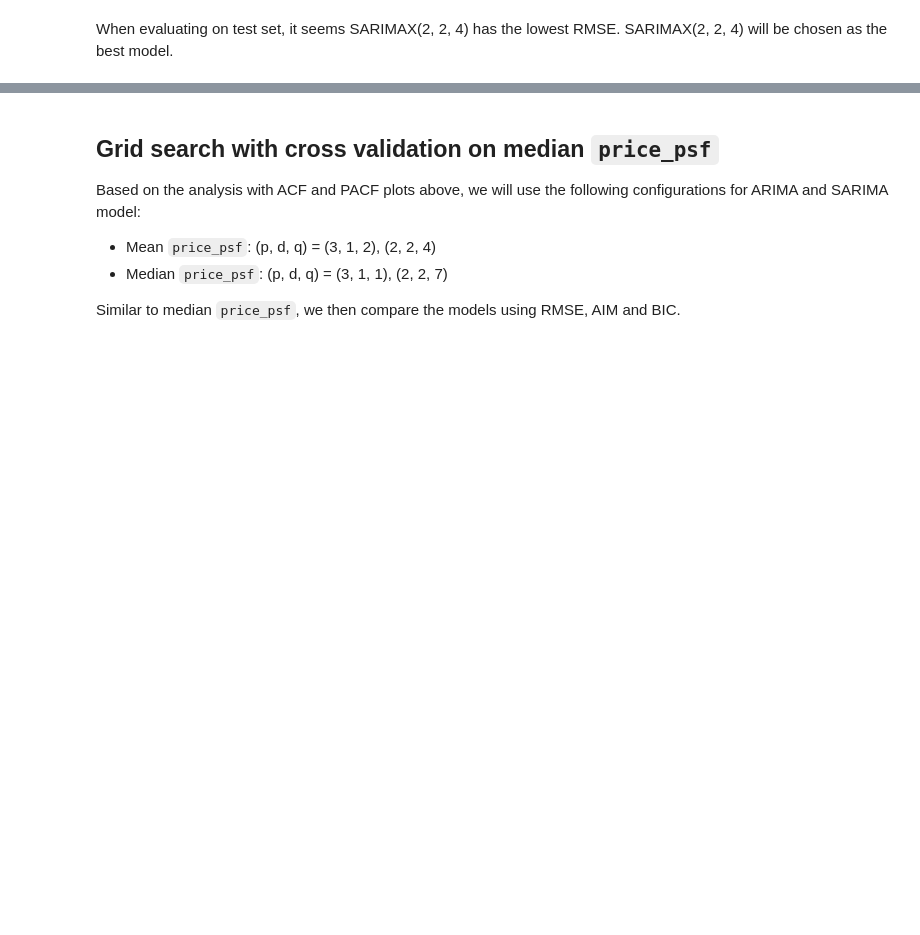
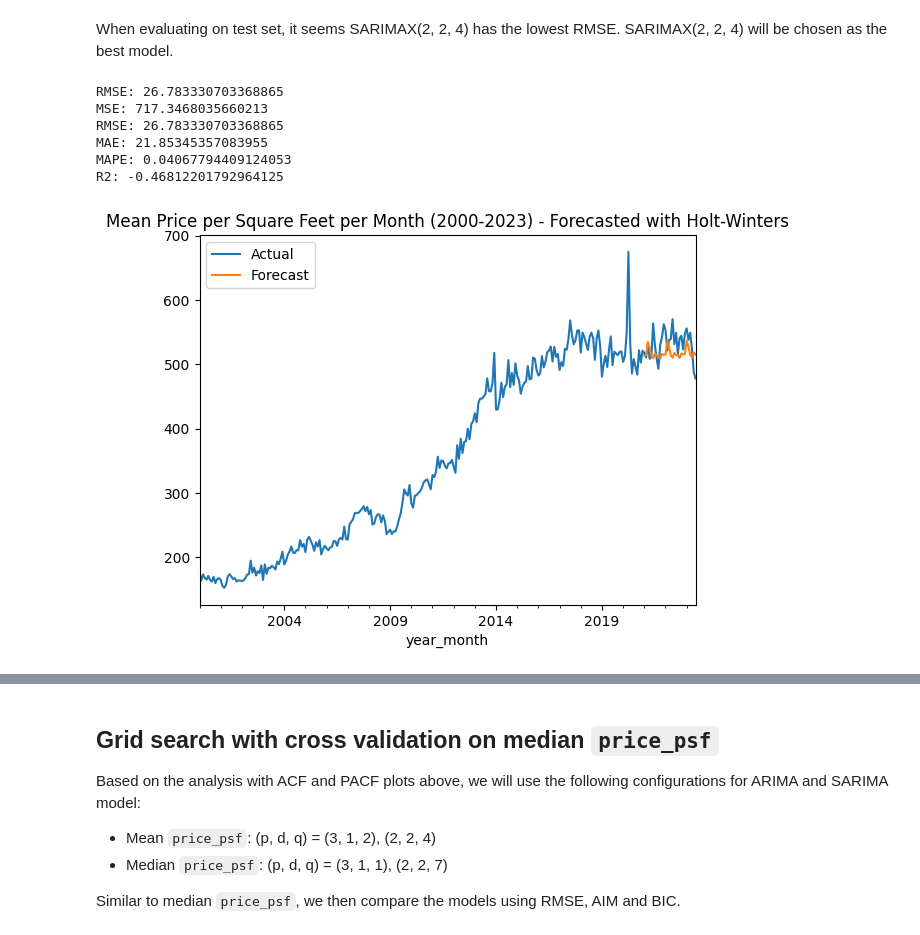
Before and after one commit to yuenherny/kl-house-price-forecasting, a Jupyter notebook: notebooks/Transactions - 06 Time Series Modelling.ipynb, the cells around one changed output, grey strips where cells are left out. Saved outputs shown, nothing was run; the diff lists cells and outputs as text; code cells hidden in the pictures; blank space fills up the shorter version.

```diff
--- a/notebooks/Transactions - 06 Time Series Modelling.ipynb
+++ b/notebooks/Transactions - 06 Time Series Modelling.ipynb
@@ -1272,2 +1361,51 @@ RMSE with SARIMAX(1, 2, 1): 25.95401118056924
 # %% [markdown]
 When evaluating on test set, it seems SARIMAX(2, 2, 4) has the lowest RMSE. SARIMAX(2, 2, 4) will be chosen as the best model.
+# %%
+def plot_holtwinters_mean_forecast(data, period, forecast_length=12, verbose=False):
+    train = data.iloc[:-forecast_length]
+    val = data.iloc[-forecast_length:]
+
+    holtwinters = ETSModel(
+        train,
+        error='add',
+        trend='mul',
+        seasonal='mul',
+        freq=train.index.inferred_freq,
+        seasonal_periods=period,
+        damped_trend=True
+    ).fit()
+    holtwinters_forecast = holtwinters.forecast(forecast_length)
+    if verbose:
+        print(holtwinters.summary())
+    print(f'RMSE: {mean_squared_error(val, holtwinters_forecast, squared=False)}')
+    result = evaluate_model(val, holtwinters_forecast)
+
+    data.plot(
+        kind='line',
+        title='Mean Price per Square Feet per Month (2000-2023) - Forecasted with Holt-Winters',
+    )
+    holtwinters_forecast.plot(
+        kind='line',
+    )
+    plt.legend(['Actual', 'Forecast'])
+    plt.show()
+
+    return {
+        'model': 'Holt-Winters',
+        'period': period,
+        **result,
+    }
+# %%
+best_period = 11
+holtwinters_test_results = []
+
+result = plot_holtwinters_mean_forecast(mean_monthly_price_psf, best_period, forecast_length)
+holtwinters_test_results.append(result)
+# %% [output]
+RMSE: 26.783330703368865
+MSE: 717.3468035660213
+RMSE: 26.783330703368865
+MAE: 21.85345357083955
+MAPE: 0.04067794409124053
+R2: -0.46812201792964125
+[figure, added]
```
Also changed, not shown: parts of 51 cells of this notebook.
